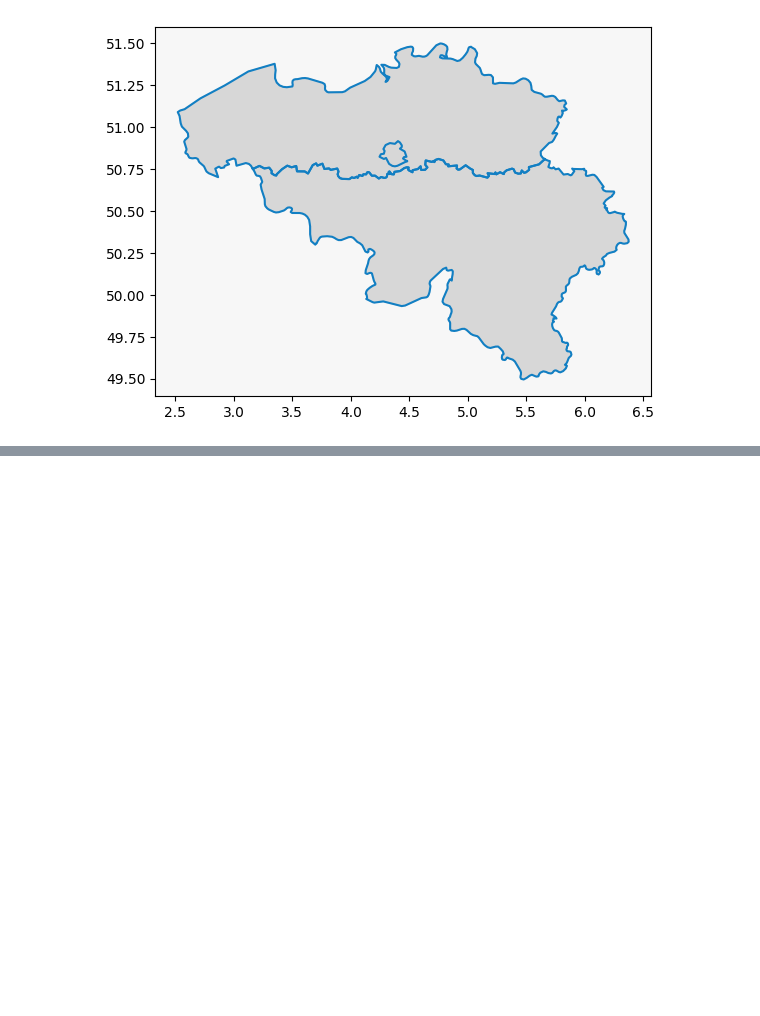
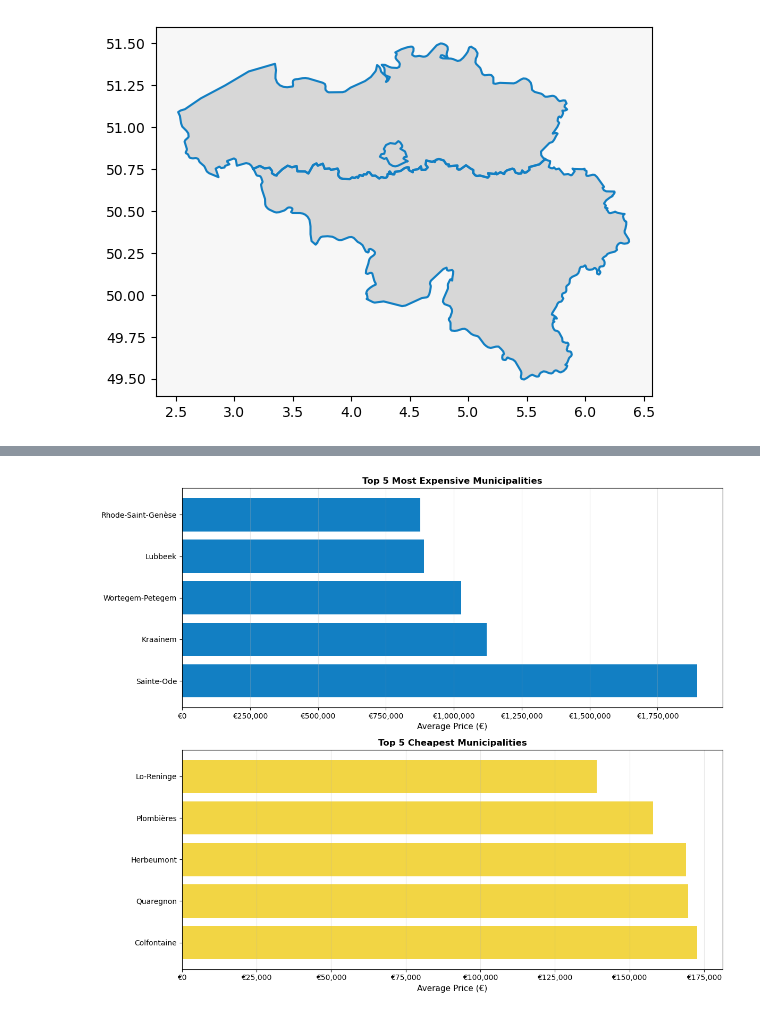
Before and after one commit to md-maheen-billah/Belgium-House-Price-Forecast, a Jupyter notebook: domain/analysis/analysis.ipynb, the cells around one changed output, grey strips where cells are left out. Saved outputs shown, nothing was run; the diff lists cells and outputs as text; code cells hidden in the pictures; blank space fills up the shorter version.

```diff
--- a/domain/analysis/analysis.ipynb
+++ b/domain/analysis/analysis.ipynb
@@ -240,0 +398,45 @@ plt.show()
+# %%
+# Simple box plot for top 5 most expensive vs cheapest municipalities
+# Get average price by municipality
+municipality_avg = dataset.groupby('municipality')['price'].mean().sort_values(ascending=False)
+
+# Plot top 5 most expensive and bottom 5 cheapest
+top_5 = municipality_avg.head(5)
+bottom_5 = municipality_avg.tail(5)
+
+fig, (ax1, ax2) = plt.subplots(2, 1, figsize=(12, 10))  # Changed to 2 rows, 1 column
+
+# Top 5 most expensive
+top_bars = ax1.barh(range(len(top_5)), top_5.values, color='#127FC3')
+ax1.set_yticks(range(len(top_5)))
+ax1.set_yticklabels(top_5.index)
+ax1.set_xlabel('Average Price (€)', fontsize=11)
+ax1.set_title('Top 5 Most Expensive Municipalities', fontweight='bold', fontsize=12)
+
+# Format x-axis to show regular numbers (not scientific notation)
+ax1.xaxis.set_major_formatter(plt.FuncFormatter(lambda x, p: f'€{x:,.0f}'))
+
+ax1.grid(axis='x', alpha=0.3)
+
+
+
+# Bottom 5 cheapest
+bottom_bars = ax2.barh(range(len(bottom_5)), bottom_5.values, color='#F2D544')
+ax2.set_yticks(range(len(bottom_5)))
+ax2.set_yticklabels(bottom_5.index)
+ax2.set_xlabel('Average Price (€)', fontsize=11)
+ax2.set_title('Top 5 Cheapest Municipalities', fontweight='bold', fontsize=12)
+
+# Format x-axis to show regular numbers (not scientific notation)
+ax2.xaxis.set_major_formatter(plt.FuncFormatter(lambda x, p: f'€{x:,.0f}'))
+
+ax2.grid(axis='x', alpha=0.3)
+
+
+
+# Adjust layout to prevent overlap
+plt.subplots_adjust(hspace=0.3)  # Add space between the two plots
+plt.tight_layout()
+plt.show()
+# %% [output]
+[figure, added]
```
Also changed, not shown: parts of 10 cells of this notebook, 1 other file.
